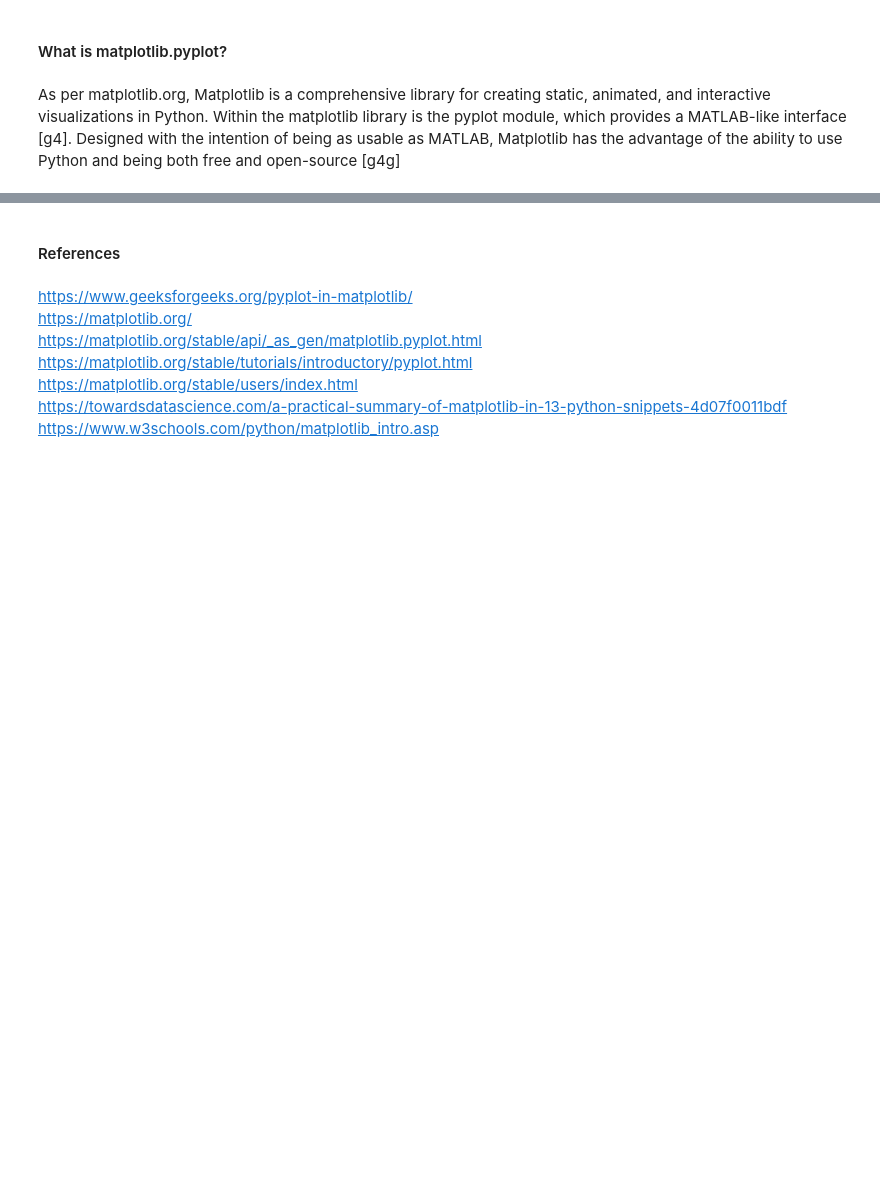
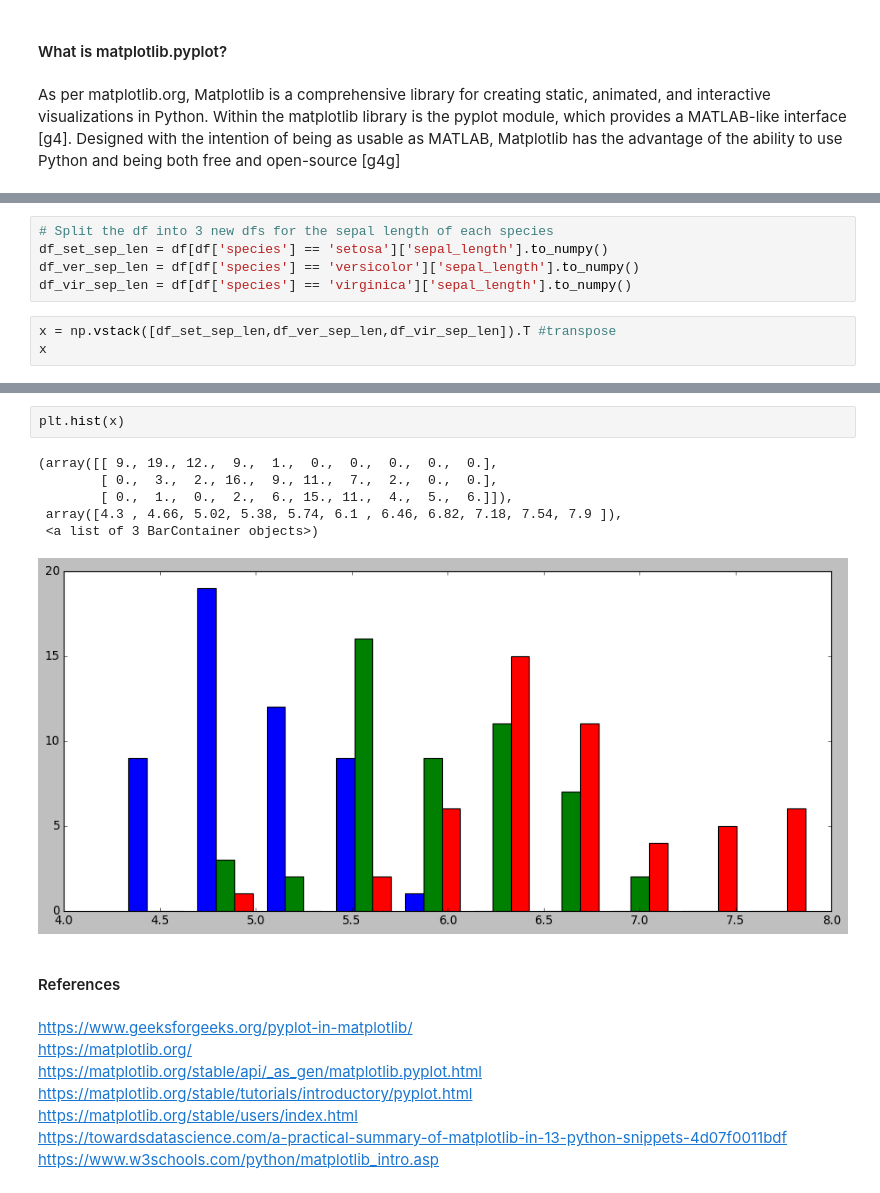
Before and after one commit to G00398258/fundsofda-assessment, a Jupyter notebook: pyplot.ipynb, the cells around one changed output, grey strips where cells are left out. Drawn from its saved outputs; the diff is of its cells as text; blank space fills up the shorter version.

```diff
--- a/pyplot.ipynb
+++ b/pyplot.ipynb
@@ -101,0 +241,8 @@ As per matplotlib.org, Matplotlib is a comprehensive library for creating static
+# %%
+# Split the df into 3 new dfs for the sepal length of each species
+df_set_sep_len = df[df['species'] == 'setosa']['sepal_length'].to_numpy()
+df_ver_sep_len = df[df['species'] == 'versicolor']['sepal_length'].to_numpy()
+df_vir_sep_len = df[df['species'] == 'virginica']['sepal_length'].to_numpy()
+# %%
+x = np.vstack([df_set_sep_len,df_ver_sep_len,df_vir_sep_len]).T #transpose
+x
@@ -102,3 +267,12 @@ As per matplotlib.org, Matplotlib is a comprehensive library for creating static
+# %%
+plt.hist(x)
+# %% [output]
+(array([[ 9., 19., 12.,  9.,  1.,  0.,  0.,  0.,  0.,  0.],
+        [ 0.,  3.,  2., 16.,  9., 11.,  7.,  2.,  0.,  0.],
+        [ 0.,  1.,  0.,  2.,  6., 15., 11.,  4.,  5.,  6.]]),
+ array([4.3 , 4.66, 5.02, 5.38, 5.74, 6.1 , 6.46, 6.82, 7.18, 7.54, 7.9 ]),
+ <a list of 3 BarContainer objects>)
+[figure, added]
 # %% [markdown]
 #### References
 # %% [markdown]
```
Also changed, not shown: parts of 28 cells of this notebook.
